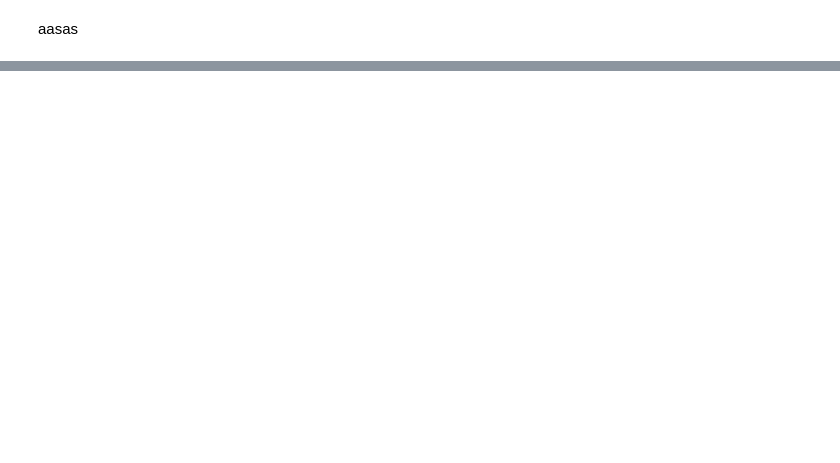
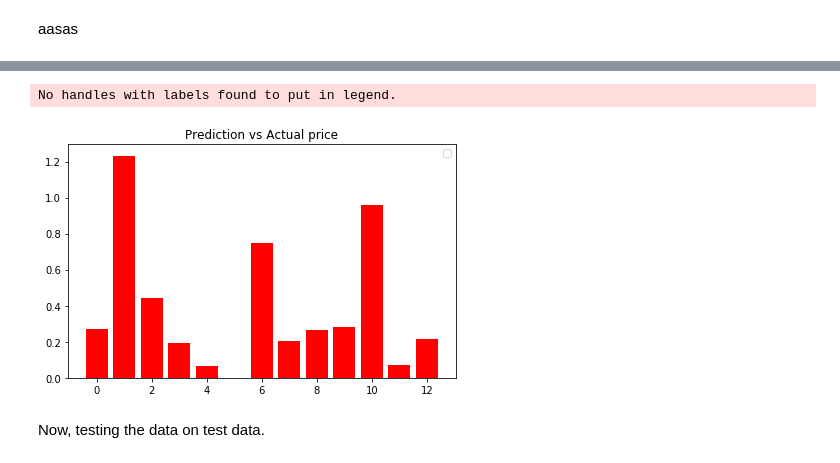
Before and after one commit to valid22/ML-1-12B13, a Jupyter notebook: main.ipynb, the cells around one changed output, grey strips where cells are left out. Saved outputs shown, nothing was run; the diff lists cells and outputs as text; code cells hidden in the pictures; blank space fills up the shorter version.

```diff
--- a/main.ipynb
+++ b/main.ipynb
@@ -200,14 +213,19 @@ trainX, trainY = getTrainData()
+# %%
+def prepare_train_data():
+    return train_data[:,(2,3,6,7,8,9)], train_data[:,11]
+
+trainX, trainY = prepare_train_data()
 # %%
 def build_model(inputShape):
     model = Sequential()
-    model.add(Dense(64, activation='relu', input_shape=inputShape))
-    model.add(Dense(16, activation='relu'))
-    model.add(Dense(output_n))
+    model.add(Dense(16, activation='relu', input_shape=inputShape))
+    model.add(Dense(8, activation='relu'))
+    model.add(Dense(1))
 
-    model.compile(optimizer='adam', loss='mse')
+    model.compile(optimizer='AdaGrad', loss='mse')
 
     return model
 # %%
-model = build_model(trainX[0].shape, trainY[0].shape[0])
+model = build_model(trainX[0].shape)
 # %%
 model.summary()
@@ -214,2 +246,2 @@ model.summary()
 # %%
-model.fit(trainX, trainY, epochs=1000)
+model.fit(trainX, trainY, epochs=450)
@@ -221,0 +293,16 @@ prediction, trainY[33:46]
+# %%
+x = np.arange(len(example_predict))
+y1 = trainY[33:46]
+y2 = prediction.flatten()
+
+y = list(map(lambda x: abs(round(x[0]-x[1]))/x[0], zip(y1, y2)))
+
+plt.bar(x, y, color='red')
+plt.title('Prediction vs Actual price')
+
+plt.legend()
+plt.tight_layout()
+plt.show()
+# %% [output]
+No handles with labels found to put in legend.
+[figure, added]
@@ -221,0 +313,2 @@ prediction, trainY[33:46]
+# %% [markdown]
+Now, testing the data on test data.
```
Also changed, not shown: parts of 22 cells of this notebook.
